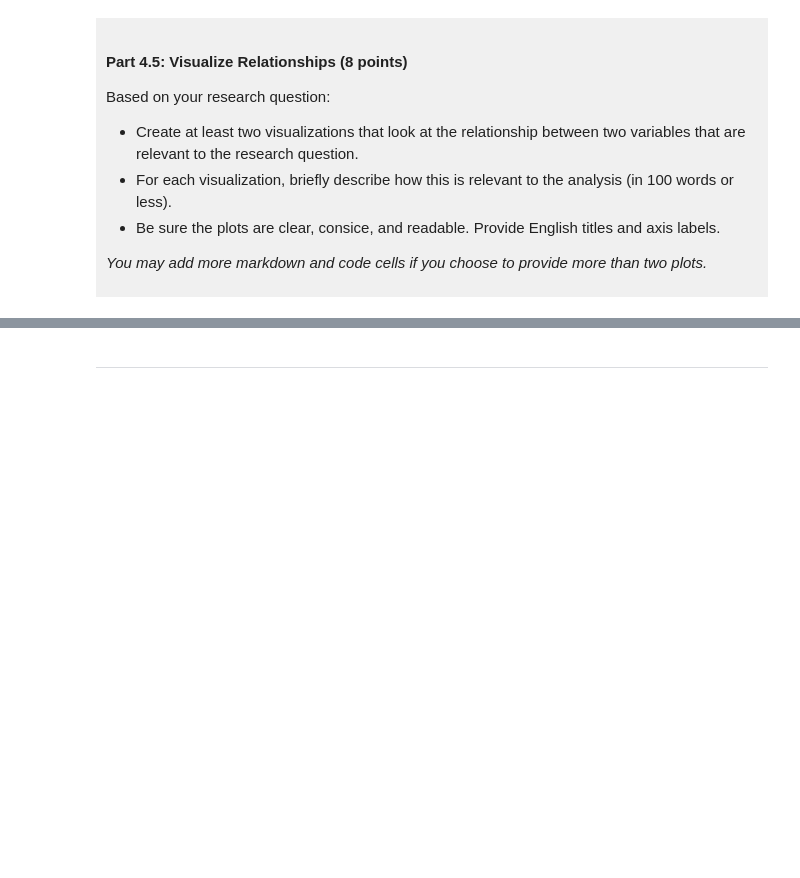
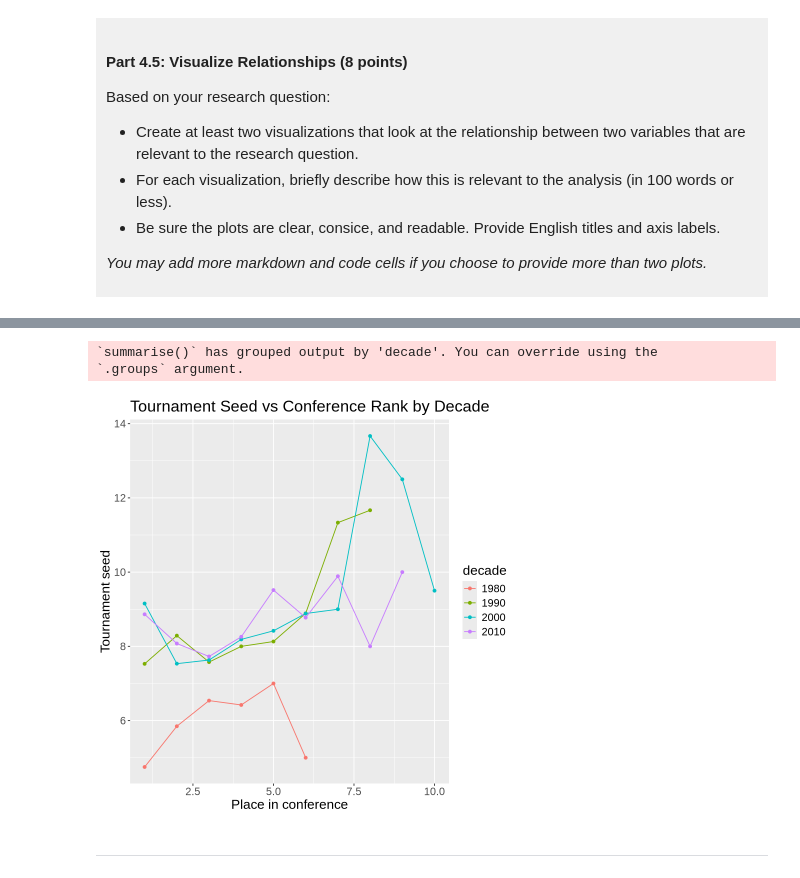
Before and after one commit to hjyynck/DSCI-100-004, a Jupyter notebook: dsci-100-project-notebook.ipynb, the cells around one changed output, grey strips where cells are left out. Saved outputs shown, nothing was run; the diff lists cells and outputs as text; code cells hidden in the pictures; blank space fills up the shorter version.

```diff
--- a/dsci-100-project-notebook.ipynb
+++ b/dsci-100-project-notebook.ipynb
@@ -331,5 +425,24 @@ Visualization 2: %%% EDIT THIS MARKDOWN CELL%%%
 # %%
-### EDIT THIS CODE CELL FOR VISUALIZATION 2###
+mean_seed_by_rank <- march_data_tidied |>
+    mutate(decade = as_factor(floor(year / 10) * 10)) |>
+    group_by(decade, conf_rank) |>
+    summarize(mean_seed = mean(seed, na.rm = TRUE))
+
+seed_vs_rank_plot <- ggplot(mean_seed_by_rank, aes(x = conf_rank, y = mean_seed, color = decade)) +
+    geom_line() +
+    geom_point() +
+    labs(
+        x = "Place in conference",
+        y = "Tournament seed",
+        title = "Tournament Seed vs Conference Rank by Decade"
+    ) +
+    theme(text = element_text(size = 16))
+
+seed_vs_rank_plot
+# %% [output]
+`summarise()` has grouped output by 'decade'. You can override using the
+`.groups` argument.
+[figure, added]
 # %% [markdown]
 ------
 # %% [markdown]
```
Also changed, not shown: parts of 11 cells of this notebook.
